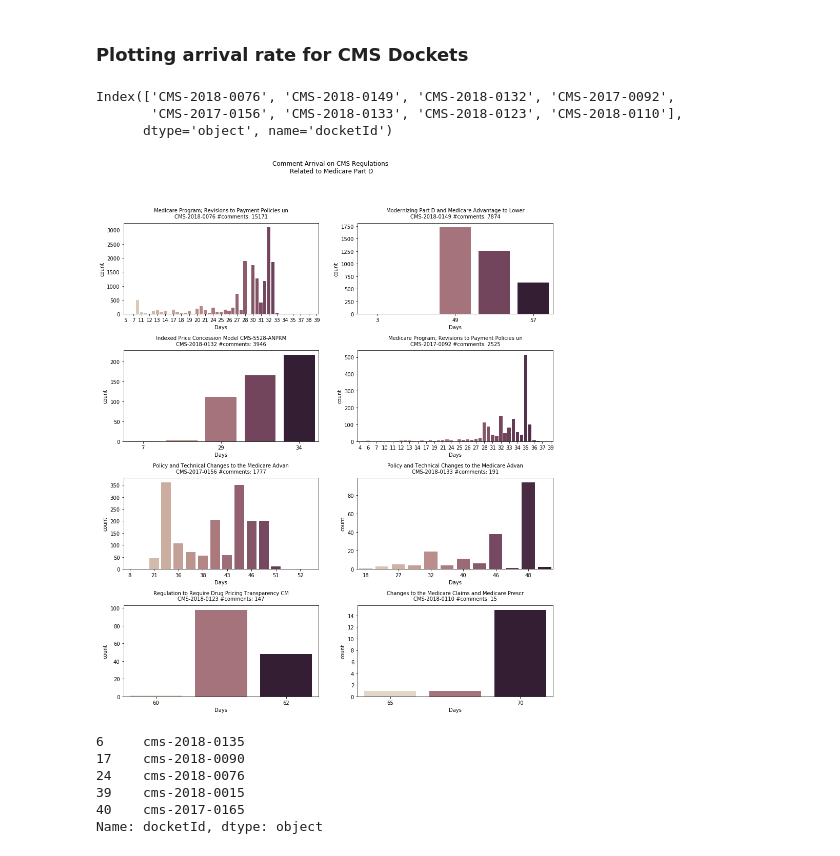
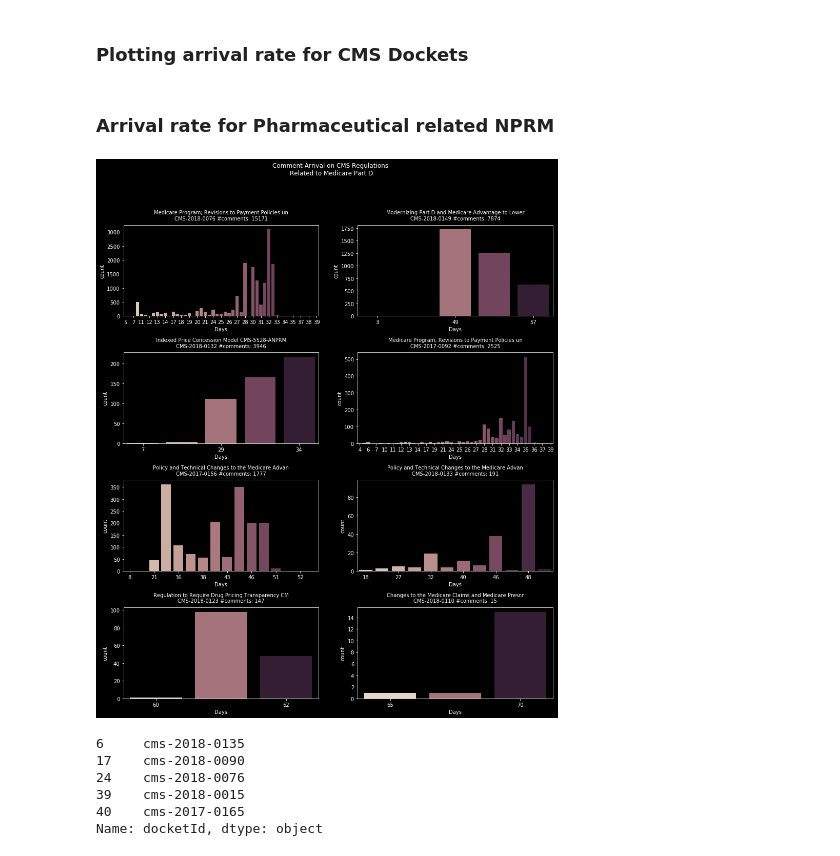
Before and after one commit to shettysandeep/reg_data_demo, a Jupyter notebook: CMS_Commentdata_Extract.ipynb, the cells around one changed output. Saved outputs shown, nothing was run; the diff lists cells and outputs as text; code cells hidden in the pictures.

```diff
--- a/CMS_Commentdata_Extract.ipynb
+++ b/CMS_Commentdata_Extract.ipynb
@@ -234,7 +232,7 @@ cms_2018_0132 = pd.read_csv("cms-2018-0132.csv")
 # %%
 #cms_2018_0132.to_csv('cms_2018_0132.csv')
 # %%
-def clean_up(file=cms_2018_0132):
+def clean_up(file):
     file.postedDate = pd.to_datetime(file.postedDate)
     file['startDate']=file.postedDate.min()
     file['daysSince'] = file.postedDate - file.startDate
@@ -290,3 +259,9 @@ inside if
+# %%
+# collecting Docket of interest From the FILES
+com_dat = {}
+for item in zippora_dock.values: #docket_interest.values:
+    name_file = item.upper()
+    com_dat[item] = pd.read_csv('{}.csv'.format(item))
 # %%
 # data is here
 plot_order
@@ -300,6 +275,12 @@ dat2plot = {}
 
 for key in com_dat:
     dat2plot[key] = clean_up(com_dat[key])
+# %%
+# cleaning comment data to obtain time of comment arrived
+dat2plot = {}
+
+for key in com_dat:
+    dat2plot[key] = com_dat[key]
 # %%
 dat2plot['CMS-2018-0132']=cmstest
 # %%
@@ -308,28 +289,25 @@ for key in com_dat:
     dat2plot[key].to_csv(key+'.csv')
 # %% [markdown]
 ### Plotting arrival rate for CMS Dockets
-# %%
-plot_order
-# %% [output]
-Index(['CMS-2018-0076', 'CMS-2018-0149', 'CMS-2018-0132', 'CMS-2017-0092',
-       'CMS-2017-0156', 'CMS-2018-0133', 'CMS-2018-0123', 'CMS-2018-0110'],
-      dtype='object', name='docketId')
+# %% [markdown]
+### Arrival rate for Pharmaceutical related NPRM
 # %%
 fig = plt.figure(figsize=(15, 17))
+plt.style.use("dark_background")
 plt.suptitle("Comment Arrival on CMS Regulations \nRelated to Medicare Part D")
 plt.subplots_adjust(wspace=0.2, hspace=0.4)
 
 for ind,key in enumerate(plot_order):
 #for ind,key in enumerate(dat2plot):
     ax = fig.add_subplot(4,2,ind+1)
     #sns.catplot(x="Days", kind="count", palette="ch:.25",data = dat2plot[key])
     g = sns.countplot(x="Days",  palette="ch:.25",data = dat2plot[key])
     g.axes.xaxis.set_major_locator(ticker.MultipleLocator(2))
     #g.axes.xaxis.set_major_formatter(ticker.ScalarFormatter())
     n_com = CMS.loc[CMS.docketId==key.upper(),'numberOfCommentsReceived'].values[0]
     #plt.title('{}\n Number of comments:{}'.format(key.upper(),n_com))
     plot_title = CMS.loc[CMS.docketId==key.upper(),'docketTitle'].values[0]
     plt.title('{}\n{} #comments: {}'.format(plot_title[:50],key.upper(),n_com), y = 1.02,  fontsize= 10)
 # %% [output]
-[figure, old version]
+[figure, new version]
 # %%
```
Also changed, not shown: parts of 12 cells of this notebook.
